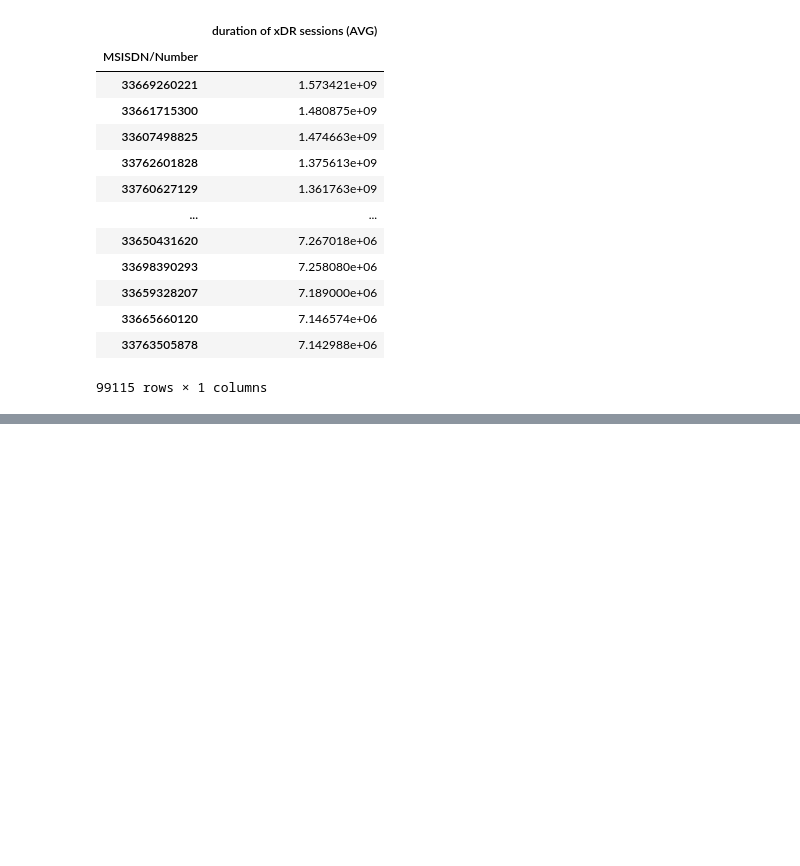
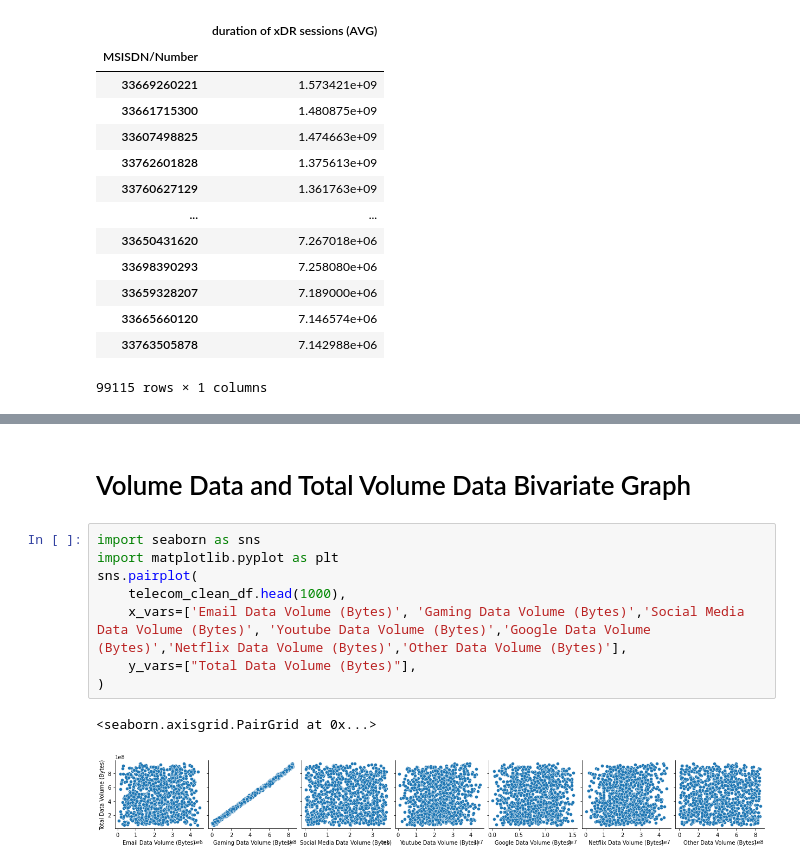
Before and after one commit to zelalemshiferaw/Telecommunication-Data-Analysis, a Jupyter notebook: notebooks/User Overview Analysis.ipynb, the cells around one changed output, grey strips where cells are left out. Cells and saved outputs as stored; diff of their text form; blank space fills up the shorter version.

```diff
--- a/notebooks/User Overview Analysis.ipynb
+++ b/notebooks/User Overview Analysis.ipynb
@@ -367,0 +414,13 @@ avg_duration_of_sessions
+# %% [markdown]
+# Volume Data and Total Volume Data Bivariate Graph
+# %%
+import seaborn as sns
+import matplotlib.pyplot as plt
+sns.pairplot(
+    telecom_clean_df.head(1000),
+    x_vars=['Email Data Volume (Bytes)', 'Gaming Data Volume (Bytes)','Social Media Data Volume (Bytes)', 'Youtube Data Volume (Bytes)','Google Data Volume (Bytes)','Netflix Data Volume (Bytes)','Other Data Volume (Bytes)'],
+    y_vars=["Total Data Volume (Bytes)"],
+)
+# %% [output]
+<seaborn.axisgrid.PairGrid at 0x...>
+[figure, added]
```
Also changed, not shown: parts of 14 cells of this notebook.
